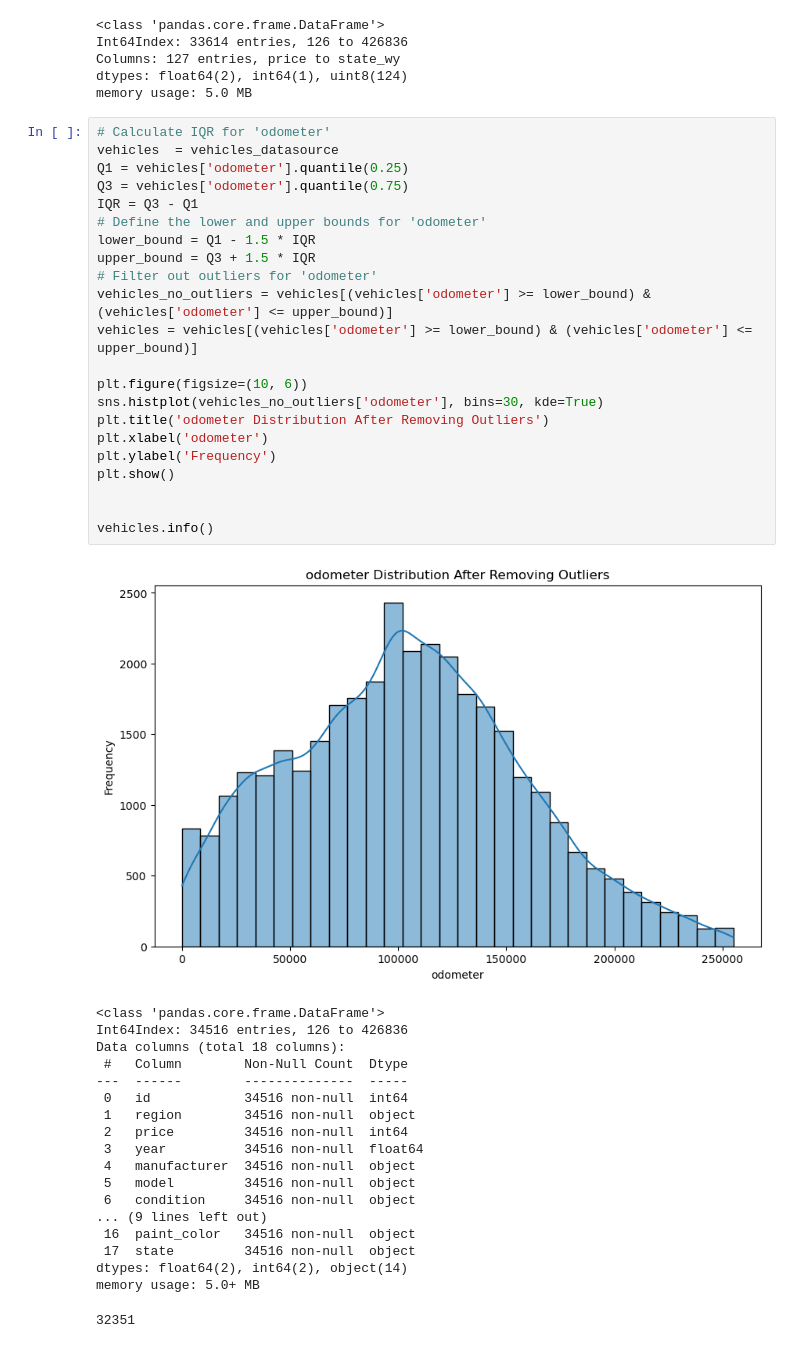
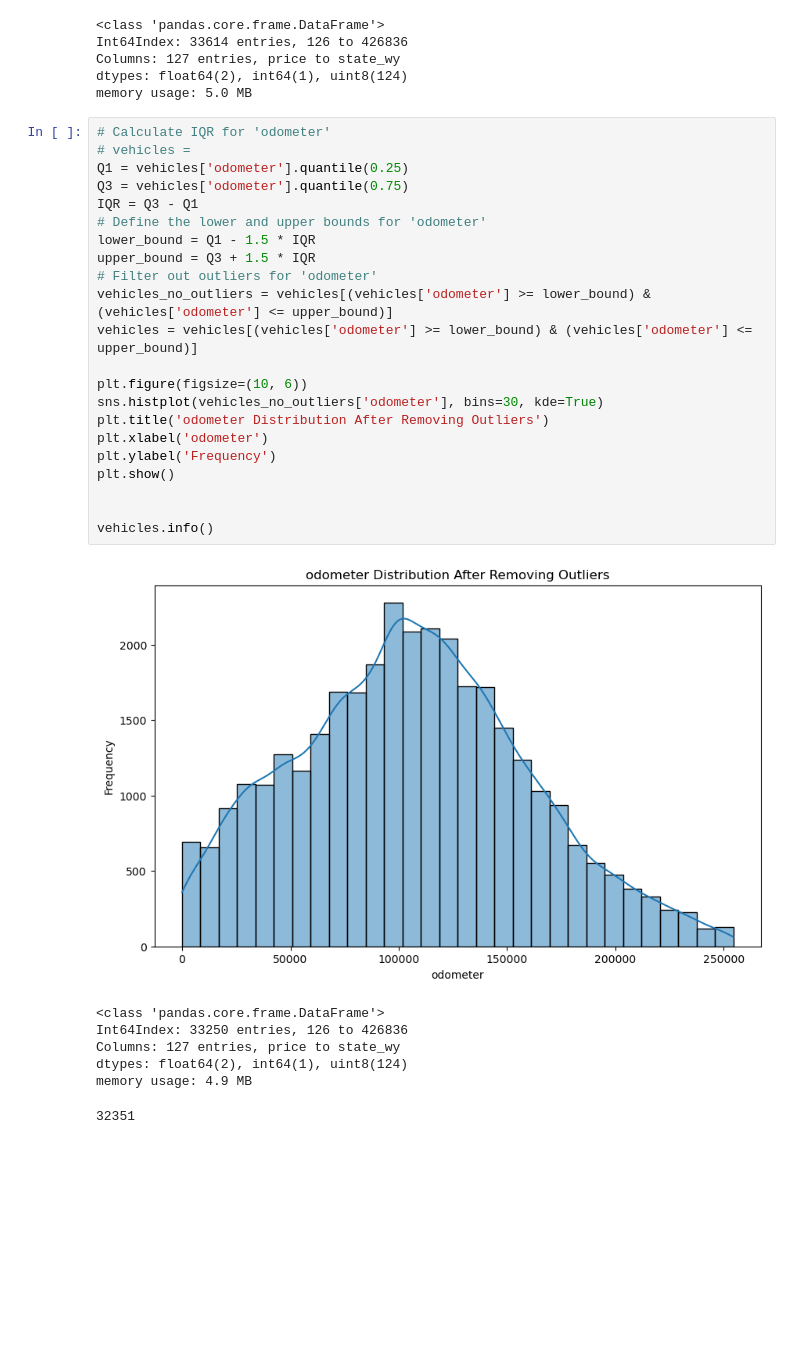
Before and after one commit to vaibhavlaghane/car_sales_ml_model, a Jupyter notebook: prompt_II.ipynb, the cells around one changed output. Drawn from its saved outputs; the diff is of its cells as text; blank space fills up the shorter version.

Commit message:
run models with updated DF

```diff
--- a/prompt_II.ipynb
+++ b/prompt_II.ipynb
@@ -207,45 +214,33 @@ dtypes: float64(2), int64(1), uint8(124)
 memory usage: 5.0 MB
 # %%
 # Calculate IQR for 'odometer'
-vehicles  = vehicles_datasource
+# vehicles =
 Q1 = vehicles['odometer'].quantile(0.25)
 Q3 = vehicles['odometer'].quantile(0.75)
 IQR = Q3 - Q1
 # Define the lower and upper bounds for 'odometer'
 lower_bound = Q1 - 1.5 * IQR
 upper_bound = Q3 + 1.5 * IQR
 # Filter out outliers for 'odometer'
 vehicles_no_outliers = vehicles[(vehicles['odometer'] >= lower_bound) & (vehicles['odometer'] <= upper_bound)]
 vehicles = vehicles[(vehicles['odometer'] >= lower_bound) & (vehicles['odometer'] <= upper_bound)]
 
 plt.figure(figsize=(10, 6))
 sns.histplot(vehicles_no_outliers['odometer'], bins=30, kde=True)
 plt.title('odometer Distribution After Removing Outliers')
 plt.xlabel('odometer')
 plt.ylabel('Frequency')
 plt.show()
 
 
 vehicles.info()
 # %% [output]
-[figure, old version]
+[figure, new version]
 <class 'pandas.core.frame.DataFrame'>
-Int64Index: 34516 entries, 126 to 426836
-Data columns (total 18 columns):
- #   Column        Non-Null Count  Dtype
----  ------        --------------  -----
- 0   id            34516 non-null  int64
- 1   region        34516 non-null  object
- 2   price         34516 non-null  int64
- 3   year          34516 non-null  float64
- 4   manufacturer  34516 non-null  object
- 5   model         34516 non-null  object
- 6   condition     34516 non-null  object
-... (9 lines left out)
- 16  paint_color   34516 non-null  object
- 17  state         34516 non-null  object
-dtypes: float64(2), int64(2), object(14)
-memory usage: 5.0+ MB
+Int64Index: 33250 entries, 126 to 426836
+Columns: 127 entries, price to state_wy
+dtypes: float64(2), int64(1), uint8(124)
+memory usage: 4.9 MB
 # %%
 # %% [output]
 32351
```
Also changed, not shown: parts of 11 cells of this notebook.
